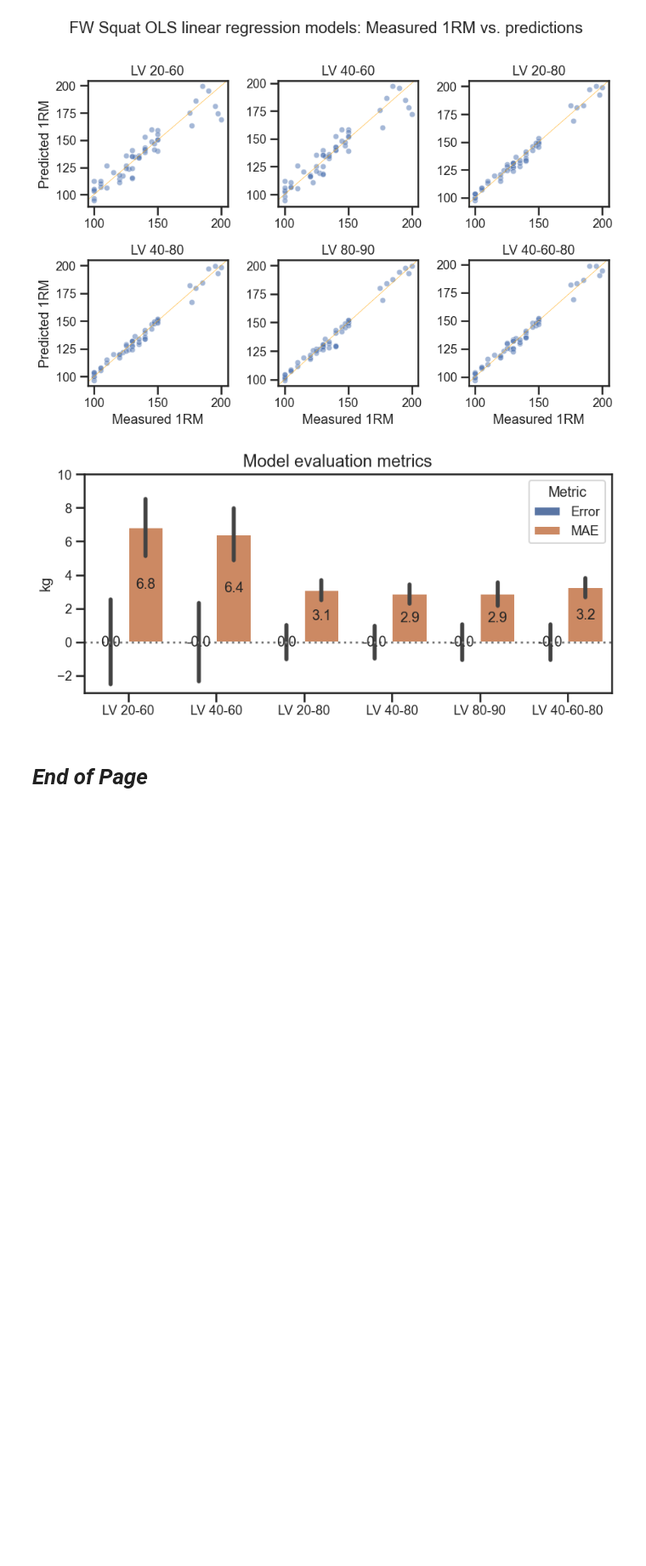
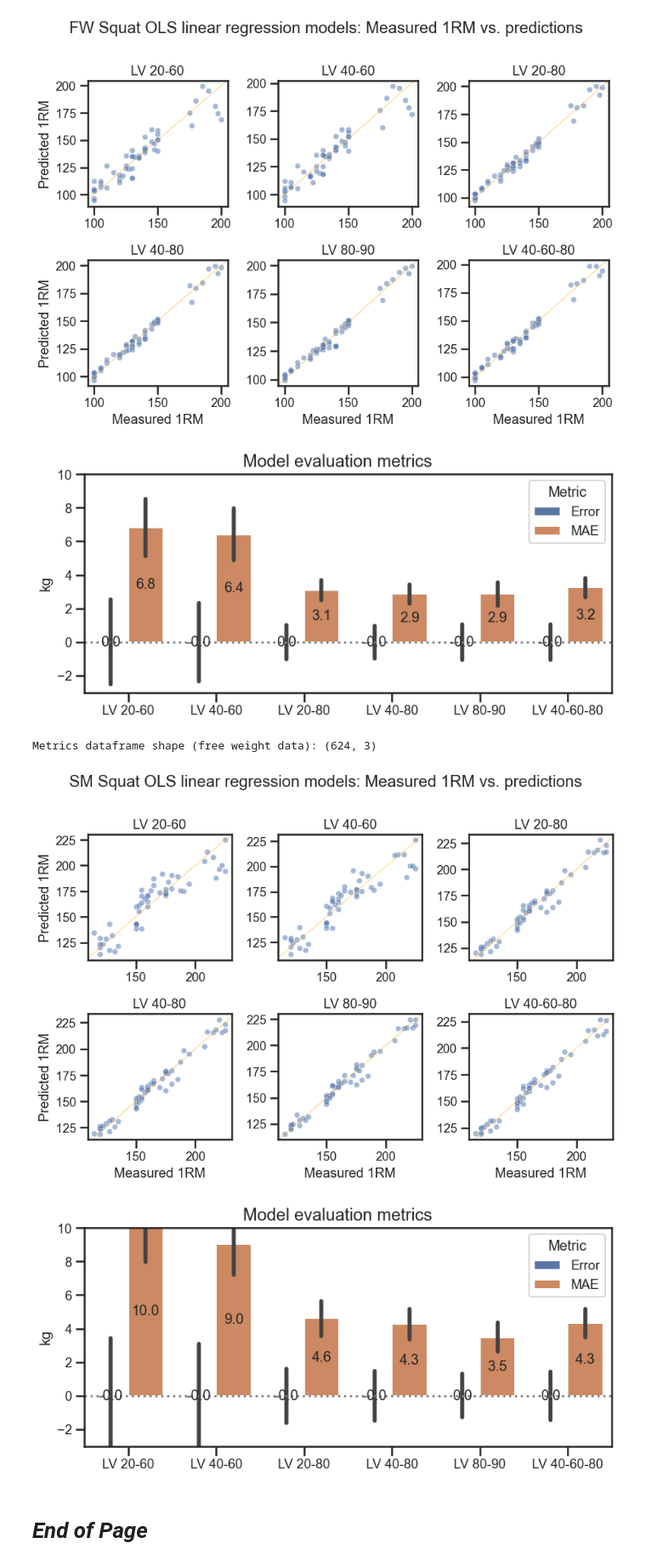
Before and after one commit to silvhua/lighthouse-capstone-project, a Jupyter notebook: notebooks/2022-12-06 figures.ipynb, the cells around one changed output. Shown at 85% size. Saved outputs shown, nothing was run; the diff lists cells and outputs as text; code cells hidden in the pictures; blank space fills up the shorter version.

```diff
--- a/notebooks/2022-12-06 figures.ipynb
+++ b/notebooks/2022-12-06 figures.ipynb
@@ -458,5 +489,15 @@ iter2_scatterplot.savefig('../output/figures/02 iteration measured vs predicted
 Metrics dataframe shape (free weight data): (624, 3)
 [figure]
 [figure]
+# %%
+selected_models = ['LV 20-60', 'LV 40-60', 'LV 20-80', 'LV 40-80','LV 80-90', 'LV 40-60-80', 'Measured']
+sm_scatterplot, sm_error_plot, metrics = compare_models2(predictions_sm5[selected_models],
+    title='SM Squat OLS linear regression models: Measured 1RM vs. predictions', context='talk', ymin=-3)
+
+sm_scatterplot.savefig('../output/figures/05 iteration SM measured vs predicted for all samples SELECT MODELS.png')
+# %% [output]
+Metrics dataframe shape (free weight data): (624, 3)
+[figure, added]
+[figure, added]
 # %% [markdown]
 # *End of Page*
```
Also changed, not shown: parts of 10 cells of this notebook.
